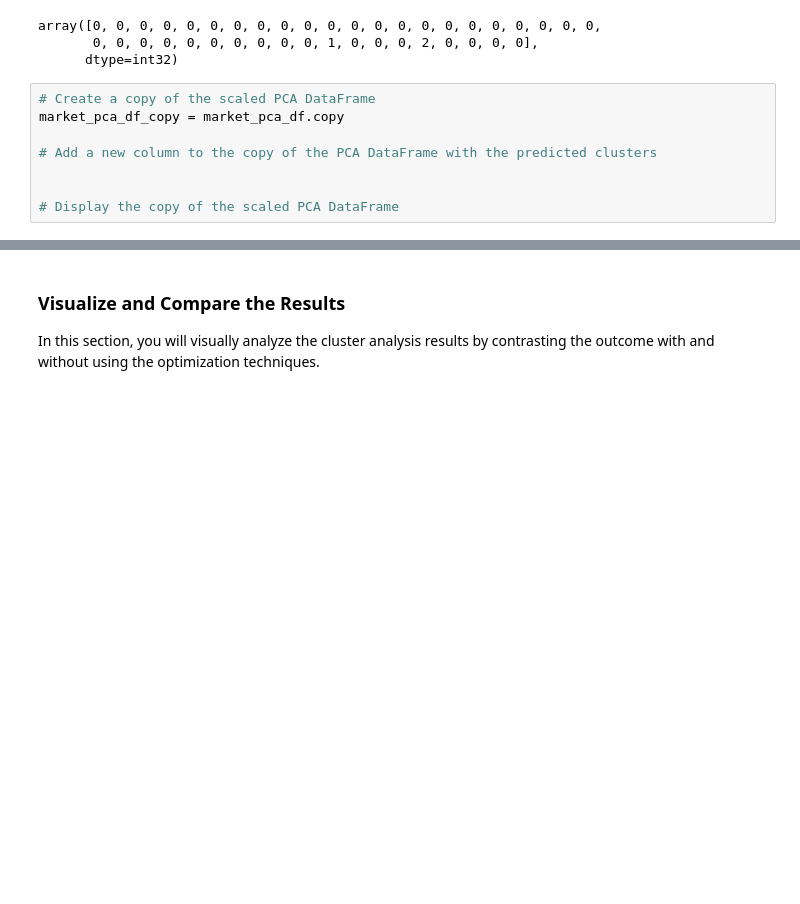
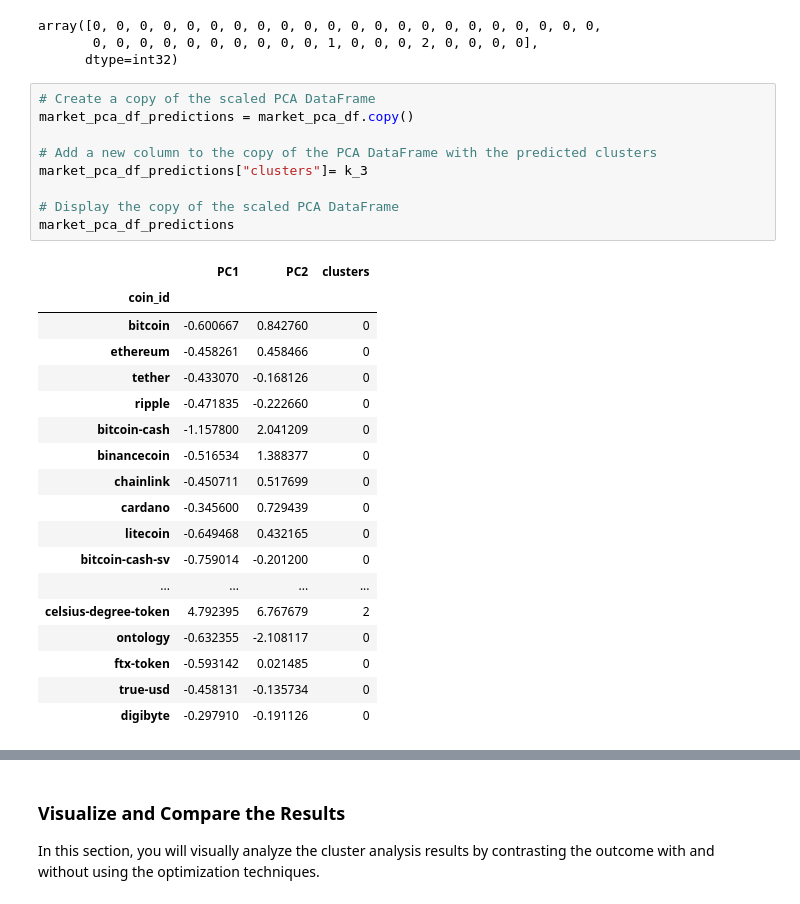
Before and after one commit to PatriciaDaher/CryptoClustering, a Jupyter notebook: Crypto_Clustering.ipynb, the cells around one changed output, grey strips where cells are left out. Cells and saved outputs as stored; diff of their text form; blank space fills up the shorter version.

```diff
--- a/Crypto_Clustering.ipynb
+++ b/Crypto_Clustering.ipynb
@@ -340,12 +334,32 @@ array([0, 0, 0, 0, 0, 0, 0, 0, 0, 0, 0, 0, 0, 0, 0, 0, 0, 0, 0, 0, 0, 0,
       dtype=int32)
 # %%
 # Create a copy of the scaled PCA DataFrame
-market_pca_df_copy = market_pca_df.copy
+market_pca_df_predictions = market_pca_df.copy()
 
 # Add a new column to the copy of the PCA DataFrame with the predicted clusters
-
+market_pca_df_predictions["clusters"]= k_3
 
 # Display the copy of the scaled PCA DataFrame
+market_pca_df_predictions
+# %% [output]
+|  | PC1 | PC2 | clusters |
+| coin_id |  |  |  |
+| bitcoin | -0.600667 | 0.842760 | 0 |
+| ethereum | -0.458261 | 0.458466 | 0 |
+| tether | -0.433070 | -0.168126 | 0 |
+| ripple | -0.471835 | -0.222660 | 0 |
+| bitcoin-cash | -1.157800 | 2.041209 | 0 |
+| binancecoin | -0.516534 | 1.388377 | 0 |
+| chainlink | -0.450711 | 0.517699 | 0 |
+| cardano | -0.345600 | 0.729439 | 0 |
+| litecoin | -0.649468 | 0.432165 | 0 |
+| bitcoin-cash-sv | -0.759014 | -0.201200 | 0 |
+| ... | ... | ... | ... |
+| celsius-degree-token | 4.792395 | 6.767679 | 2 |
+| ontology | -0.632355 | -2.108117 | 0 |
+| ftx-token | -0.593142 | 0.021485 | 0 |
+| true-usd | -0.458131 | -0.135734 | 0 |
+| digibyte | -0.297910 | -0.191126 | 0 |
 # %%
 # Create a scatter plot using hvPlot by setting
 # `x="PC1"` and `y="PC2"`.
```
Also changed, not shown: parts of 4 cells of this notebook.
